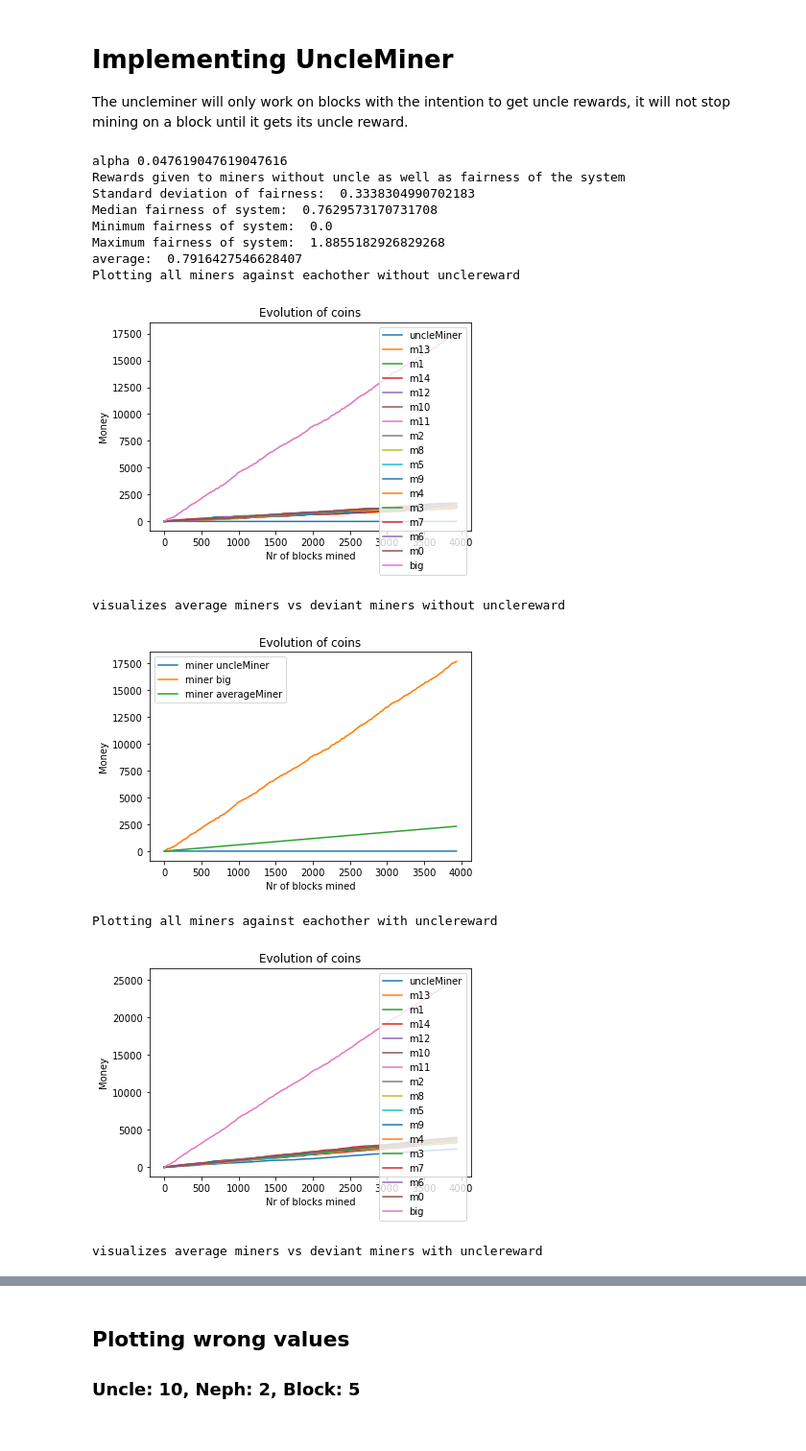
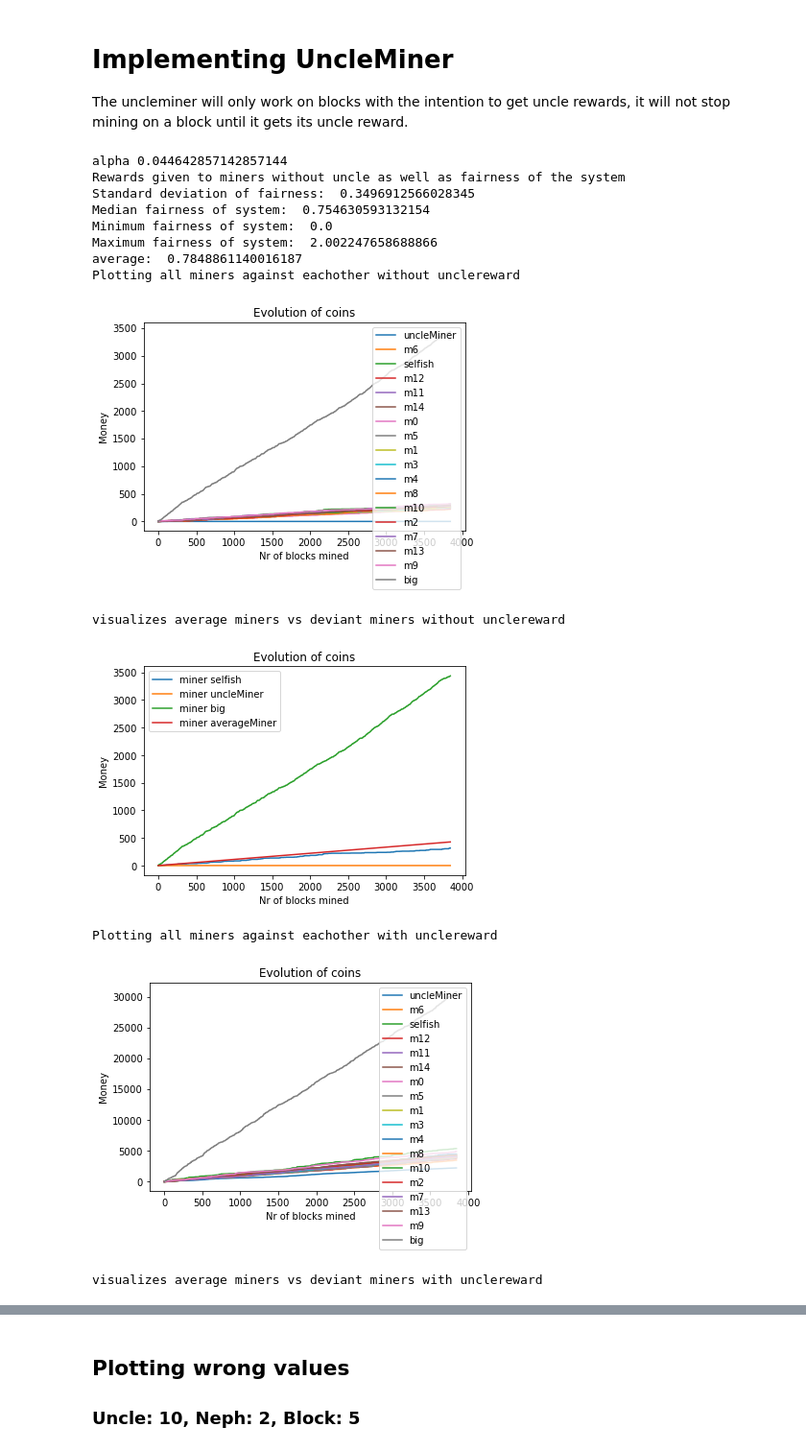
Before and after one commit to TTorgersen/dat650Project, a Jupyter notebook: uncle.ipynb, the cells around one changed output, grey strips where cells are left out. Shown at 96% size. Cells and saved outputs as stored; diff of their text form; code cells hidden in the pictures.

Commit message:
updated UncleMiner with selfish miner

```diff
--- a/uncle.ipynb
+++ b/uncle.ipynb
@@ -71,7 +71,7 @@ import statistics
 BASEREWARD = 10 #Base reward
 UNCLEREWARD = 5 #Base uncle reward
 NEPHEWREWARD = 2 #Base nephew reward
-BLOCKCHAINSIZE = 1000 #Base blockchainsize
+BLOCKCHAINSIZE = 10000 #Base blockchainsize
 BASEDIFFICULTY = 5 # base difficulty
 def hashbits(input):
     hash_obj = hasher.sha256()
@@ -644,41 +644,46 @@ The uncleminer will only work on blocks with the intention to get uncle rewards,
 bc = Blockchain("0", BASEDIFFICULTY)
 miners = []
 for i in range(15):
     m = Miner(5, "m"+str(i), bc)
     miners.append(m)
 
 uncleMiner = UncleMiner(5,"uncleMiner", bc)
 big = Miner(25,"big", bc)
+selfish = SelfishMiner(7, "selfish", bc)
 while bc.size < BLOCKCHAINSIZE:
     uncleMiner.PoWSolver()
+    selfish.PoWSolver()
 
     for m in miners:
         m.PoWSolver()
     big.PoWSolver()
     big.UpdateLast()
+    selfish.UpdateLast()
+    uncleMiner.UpdateLast()
     for m in miners:
         m.UpdateLast()
 
 
 miners.append(uncleMiner)
 miners.append(big)
+miners.append(selfish)
 total = 0
 for m in miners:
     total += m.miningPower
 print("alpha {}".format(uncleMiner.miningPower/total))
 analyzeBlockchain(miners,bc)
 # %% [output]
-alpha 0.047619047619047616
+alpha 0.044642857142857144
 Rewards given to miners without uncle as well as fairness of the system
-Standard deviation of fairness:  0.3338304990702183
-Median fairness of system:  0.7629573170731708
+Standard deviation of fairness:  0.3496912566028345
+Median fairness of system:  0.754630593132154
 Minimum fairness of system:  0.0
-Maximum fairness of system:  1.8855182926829268
-average:  0.7916427546628407
+Maximum fairness of system:  2.002247658688866
+average:  0.7848861140016187
 Plotting all miners against eachother without unclereward
-[figure, old version]
+[figure, new version]
 visualizes average miners vs deviant miners without unclereward
-[figure, old version]
+[figure, new version]
 Plotting all miners against eachother with unclereward
-[figure, old version]
+[figure, new version]
 visualizes average miners vs deviant miners with unclereward
```
Also changed, not shown: parts of 6 cells of this notebook.
